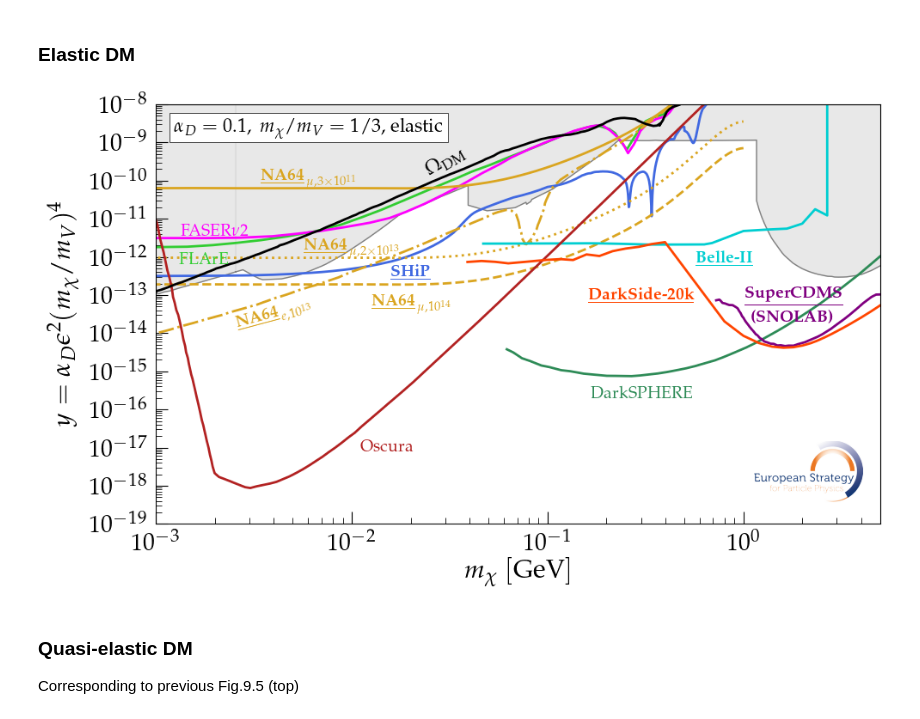
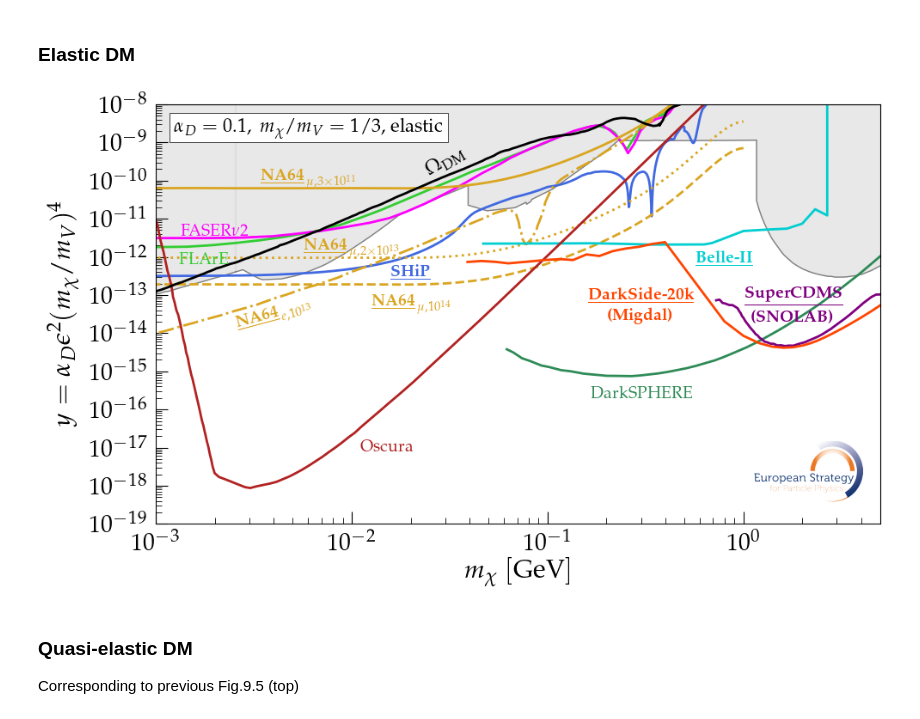
Before and after one commit to ESPP2026-PPG/Quasi-elastic-DM, a Jupyter notebook: Quasi-elastic-DM.ipynb, the cells around one changed output. Saved outputs shown, nothing was run; the diff lists cells and outputs as text; code cells hidden in the pictures.

```diff
--- a/Quasi-elastic-DM.ipynb
+++ b/Quasi-elastic-DM.ipynb
@@ -108,34 +108,35 @@ plt.plot(df_DarkSide20k['mass'],df_DarkSide20k['coupling'],color=lcDarkSide)
 plt.plot(df_RelicScalar['mass'],df_RelicScalar['coupling'],color='black')
 
 ## Text for legends ##
 plt.text(1.75e-3,8.e-13,r'{FLArE}',fontsize=14,color=lcFLArE,ha='center',va='center')
 plt.text(2e-3,4.5e-12,r'{FASER${\nu}$2}',fontsize=14,color=lcFASER,ha='center',va='center')
 plt.text(2e-2,4.e-13,r'{\bf \underline{SHiP}}',fontsize=14,color=lcSHiP,ha='center',va='center')
 plt.text(8e-1,9.e-13,r'{\bf \underline{Belle-II}}',fontsize=14,color=lcBelle2,ha='center',va='center')
 plt.text(6e-3,1.2e-10,r'{\bf \underline{NA64}$_{\,\mu,3\times 10^{11}}$}',fontsize=14,color=lcNA64,ha='center',va='center')
 plt.text(1e-2,1.75e-12,r'{\bf \underline{NA64}$_{\,\mu,2\times 10^{13}}$}',fontsize=14,color=lcNA64,ha='center',va='center')
 plt.text(2e-2,6.e-14,r'{\bf \underline{NA64}$_{\,\mu,10^{14}}$}',fontsize=14,color=lcNA64,ha='center',va='center')
 plt.text(4e-3,3.e-14,r'{\bf \underline{NA64}$_{\,e,10^{13}}$}',fontsize=14,rotation=15,color=lcNA64,ha='center',va='center')
 plt.text(1.5e-2,1.e-17,r'{Oscura}',fontsize=14,color=lcOscura,ha='center',va='center')
 plt.text(3.e-1,2.5e-16,r'{DarkSPHERE}',fontsize=14,color=lcDarkSPHERE,ha='center',va='center')
 plt.text(1.8,1.e-13,r'{\bf \underline{SuperCDMS}}',fontsize=14,color=lcSuperCDMS,ha='center',va='center')
 plt.text(1.8,2.5e-14,r'{\bf (SNOLAB)}',fontsize=14,color=lcSuperCDMS,ha='center',va='center')
 plt.text(3.e-1,1e-13,r'{\bf \underline{DarkSide-20k}}',fontsize=14,color=lcDarkSide,ha='center',va='center')
+plt.text(3.e-1,3e-14,r'{\bf (Migdal)}',fontsize=14,color=lcDarkSide,ha='center',va='center')
 
 plt.text(3e-2,3e-10,r'$\Omega_\mathrm{DM}$',fontsize=16,rotation=30,color='black',ha='center',va='center')
 
 ## ESPPU logo ##
 img = mpimg.imread("ESPP-logo-2025-color@3x.png")
 inset_ax = ax.inset_axes([0.825, 0.05, 0.15, 0.15])  # x0, y0, 15% width & height
 inset_ax.imshow(img)
 inset_ax.axis('off')
 #plt.text(6.e-1,2.e-14,r'{\bf ESPP 2026: Preliminary}',fontsize=16,rotation=0,color='black',ha='center',va='center')
 
 #plt.legend(fontsize=14, loc = 'lower right')
 plt.tight_layout()
 plt.savefig('Plots/ElasticDM.pdf',dpi=1000)
 # %% [output]
-[figure, old version]
+[figure, new version]
 # %% [markdown]
 ### Quasi-elastic DM
 Corresponding to previous Fig.9.5 (top)
```
Also changed, not shown: 1 other file.
